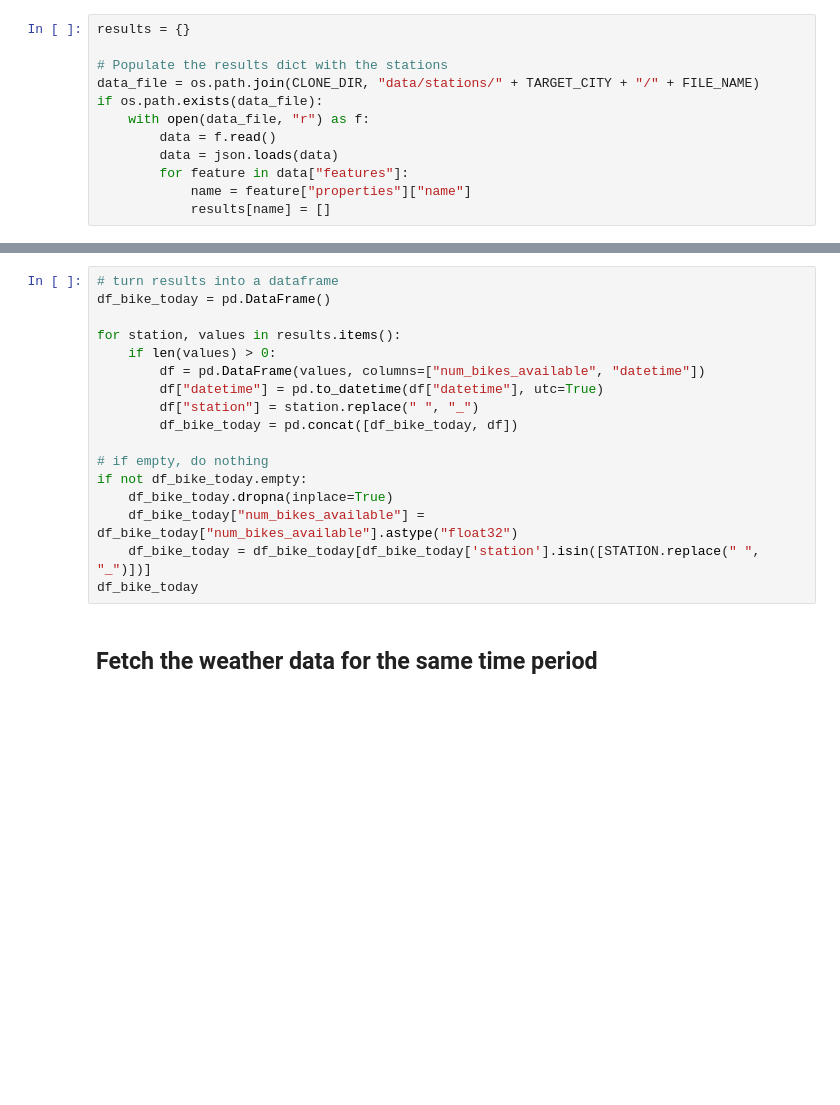
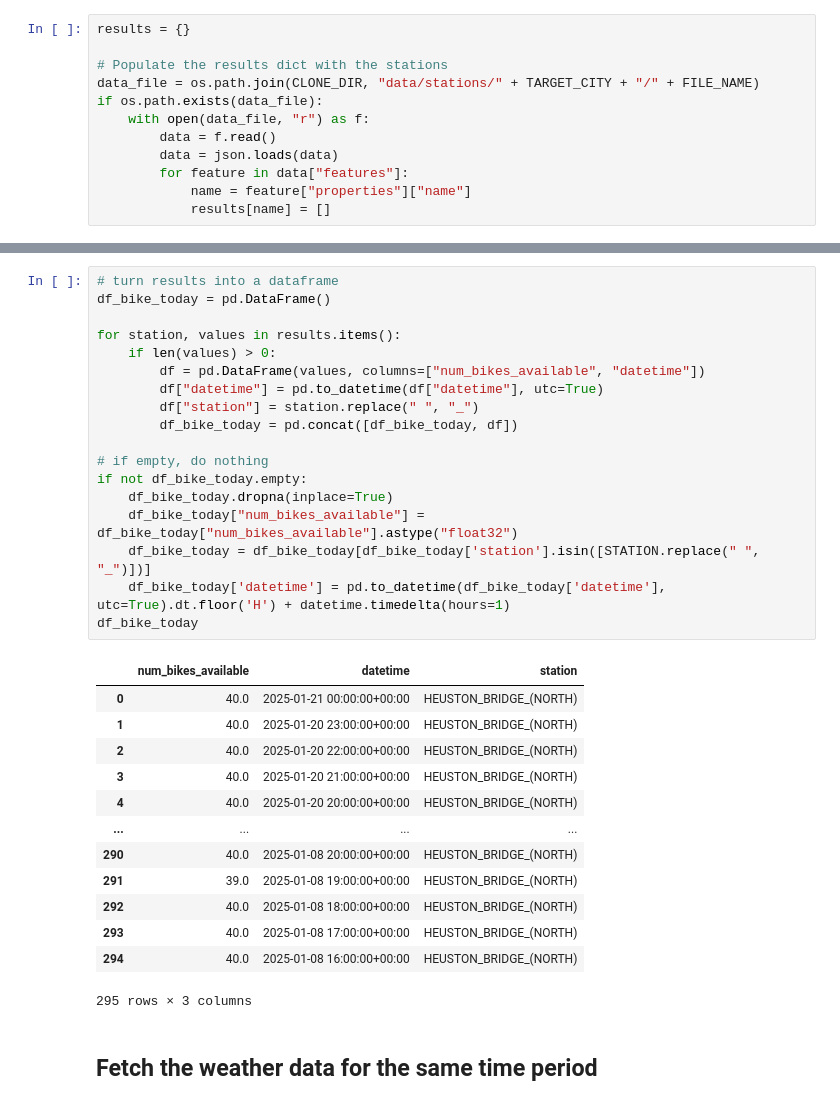
Before and after one commit to IsakNordg/ID2223-Project, a Jupyter notebook: 3_git_to_hopsworks_daily_pipeline.ipynb, the cells around one changed output, grey strips where cells are left out. Cells and saved outputs as stored; diff of their text form; blank space fills up the shorter version.

```diff
--- a/3_git_to_hopsworks_daily_pipeline.ipynb
+++ b/3_git_to_hopsworks_daily_pipeline.ipynb
@@ -155,20 +157,35 @@ breaking at:  2025-01-10 23:49:13+00:00
 # %%
 # turn results into a dataframe
 df_bike_today = pd.DataFrame()
 
 for station, values in results.items():
     if len(values) > 0:
         df = pd.DataFrame(values, columns=["num_bikes_available", "datetime"])
         df["datetime"] = pd.to_datetime(df["datetime"], utc=True)
         df["station"] = station.replace(" ", "_")
         df_bike_today = pd.concat([df_bike_today, df])
 
 # if empty, do nothing
 if not df_bike_today.empty:
     df_bike_today.dropna(inplace=True)
     df_bike_today["num_bikes_available"] = df_bike_today["num_bikes_available"].astype("float32")
     df_bike_today = df_bike_today[df_bike_today['station'].isin([STATION.replace(" ", "_")])]
+    df_bike_today['datetime'] = pd.to_datetime(df_bike_today['datetime'], utc=True).dt.floor('H') + datetime.timedelta(hours=1)
 df_bike_today
+# %% [output]
+|  | num_bikes_available | datetime | station |
+| 0 | 40.0 | 2025-01-21 00:00:00+00:00 | HEUSTON_BRIDGE_(NORTH) |
+| 1 | 40.0 | 2025-01-20 23:00:00+00:00 | HEUSTON_BRIDGE_(NORTH) |
+| 2 | 40.0 | 2025-01-20 22:00:00+00:00 | HEUSTON_BRIDGE_(NORTH) |
+| 3 | 40.0 | 2025-01-20 21:00:00+00:00 | HEUSTON_BRIDGE_(NORTH) |
+| 4 | 40.0 | 2025-01-20 20:00:00+00:00 | HEUSTON_BRIDGE_(NORTH) |
+| ... | ... | ... | ... |
+| 290 | 40.0 | 2025-01-08 20:00:00+00:00 | HEUSTON_BRIDGE_(NORTH) |
+| 291 | 39.0 | 2025-01-08 19:00:00+00:00 | HEUSTON_BRIDGE_(NORTH) |
+| 292 | 40.0 | 2025-01-08 18:00:00+00:00 | HEUSTON_BRIDGE_(NORTH) |
+| 293 | 40.0 | 2025-01-08 17:00:00+00:00 | HEUSTON_BRIDGE_(NORTH) |
+| 294 | 40.0 | 2025-01-08 16:00:00+00:00 | HEUSTON_BRIDGE_(NORTH) |
+295 rows × 3 columns
 # %% [markdown]
 ## Fetch the weather data for the same time period
 # %%
```
Also changed, not shown: parts of 6 cells of this notebook, 9 other files.
